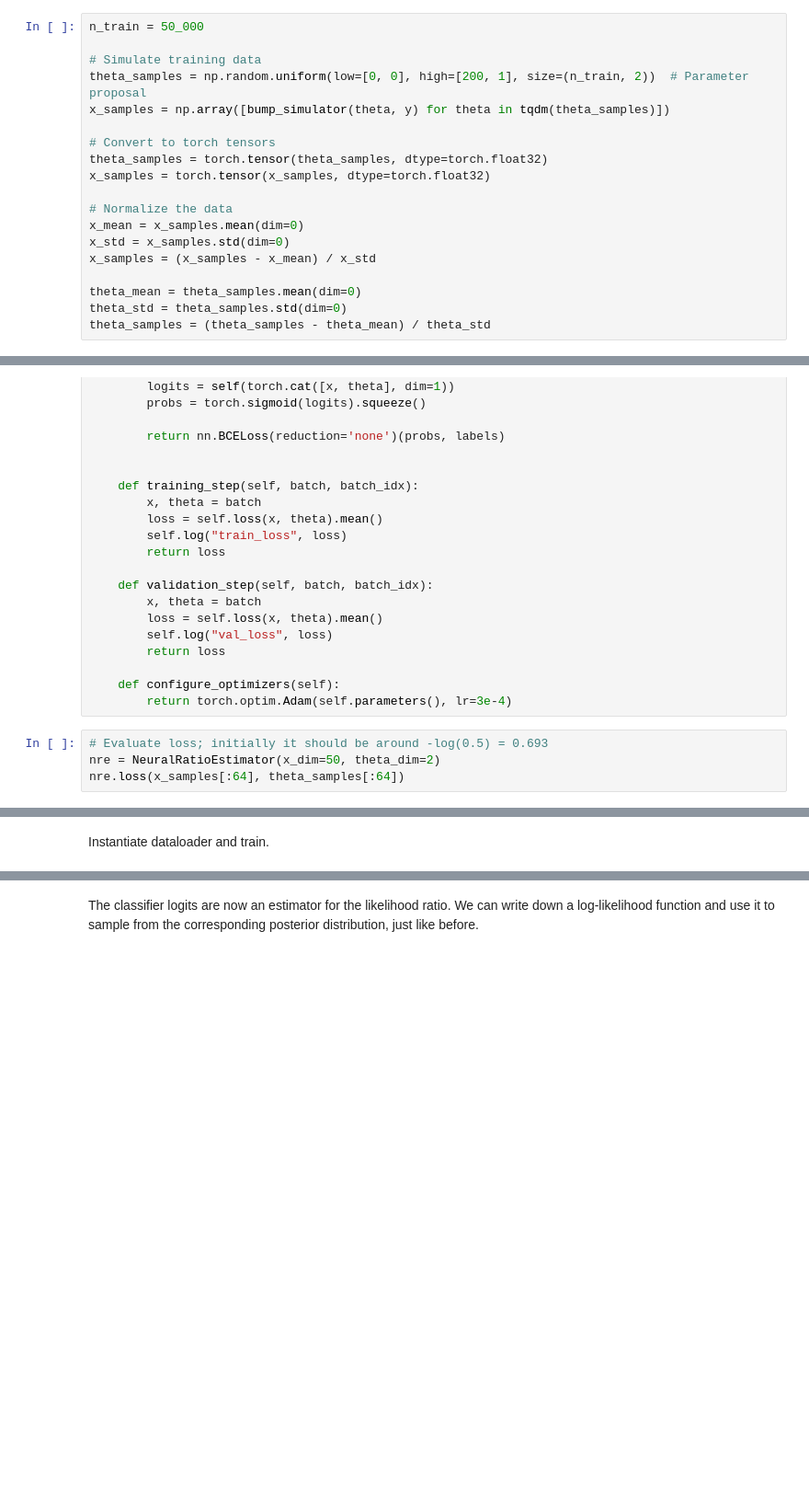
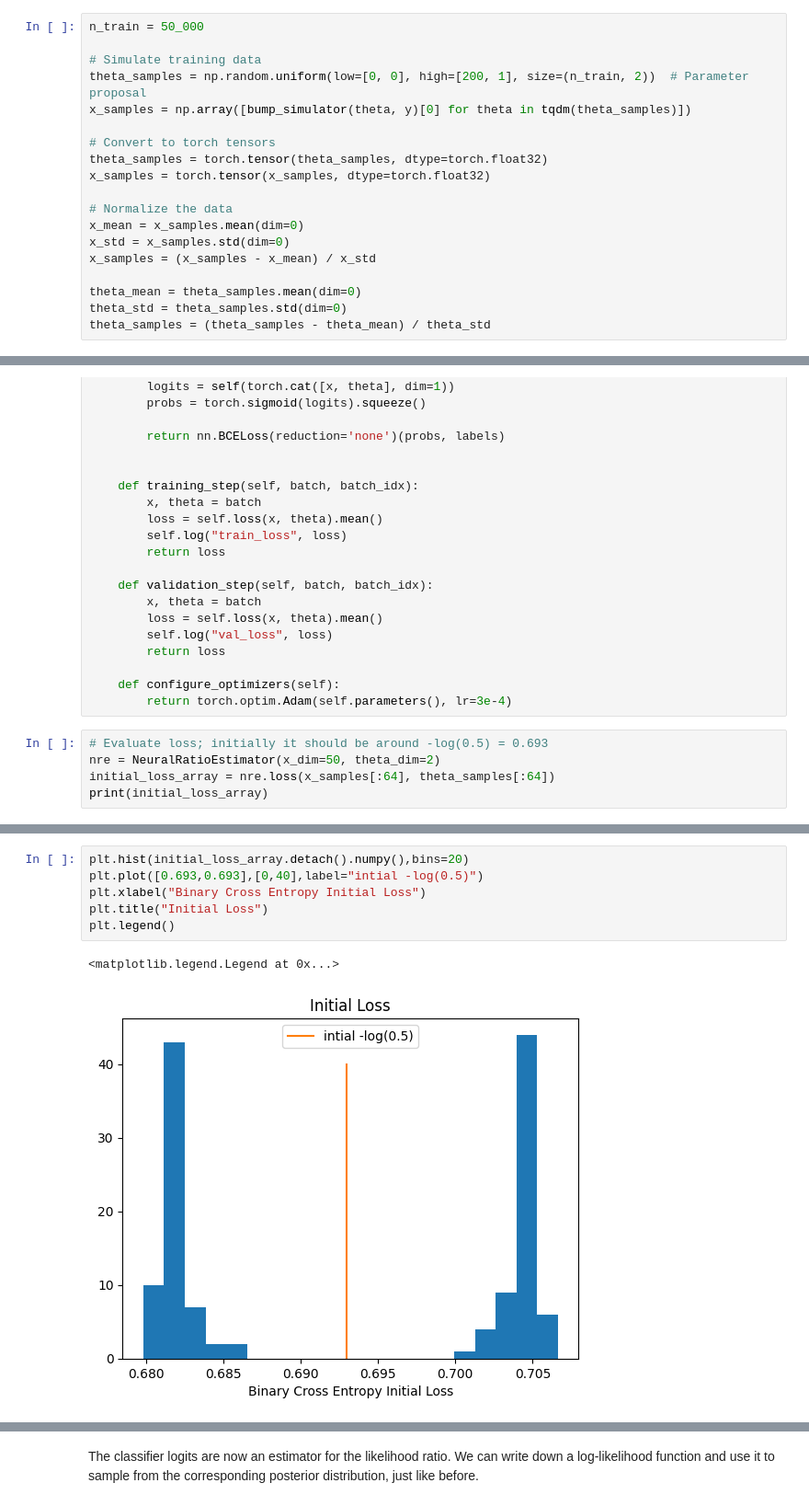
Before and after one commit to jessimic/sbi-tutorial-iaifi, a Jupyter notebook: tutorial.ipynb, the cells around one changed output, grey strips where cells are left out. Shown at 92% size. Cells and saved outputs as stored; diff of their text form; blank space fills up the shorter version.

```diff
--- a/tutorial.ipynb
+++ b/tutorial.ipynb
@@ -311,7 +280,7 @@ n_train = 50_000
 
 # Simulate training data
 theta_samples = np.random.uniform(low=[0, 0], high=[200, 1], size=(n_train, 2))  # Parameter proposal
-x_samples = np.array([bump_simulator(theta, y) for theta in tqdm(theta_samples)])
+x_samples = np.array([bump_simulator(theta, y)[0] for theta in tqdm(theta_samples)])
 
 # Convert to torch tensors
 theta_samples = torch.tensor(theta_samples, dtype=torch.float32)
@@ -391,5 +364,6 @@ class NeuralRatioEstimator(pl.LightningModule):
 # %%
 # Evaluate loss; initially it should be around -log(0.5) = 0.693
 nre = NeuralRatioEstimator(x_dim=50, theta_dim=2)
-nre.loss(x_samples[:64], theta_samples[:64])
+initial_loss_array = nre.loss(x_samples[:64], theta_samples[:64])
+print(initial_loss_array)
 # %% [output]
@@ -411,3 +385,10 @@ tensor([0.6805, 0.7058, 0.6810, 0.7051, 0.6813, 0.7051, 0.6813, 0.7052, 0.6813,
-# %% [markdown]
-Instantiate dataloader and train.
+# %%
+plt.hist(initial_loss_array.detach().numpy(),bins=20)
+plt.plot([0.693,0.693],[0,40],label="intial -log(0.5)")
+plt.xlabel("Binary Cross Entropy Initial Loss")
+plt.title("Initial Loss")
+plt.legend()
+# %% [output]
+<matplotlib.legend.Legend at 0x...>
+[figure, added]
 # %%
```
Also changed, not shown: parts of 46 cells of this notebook.
